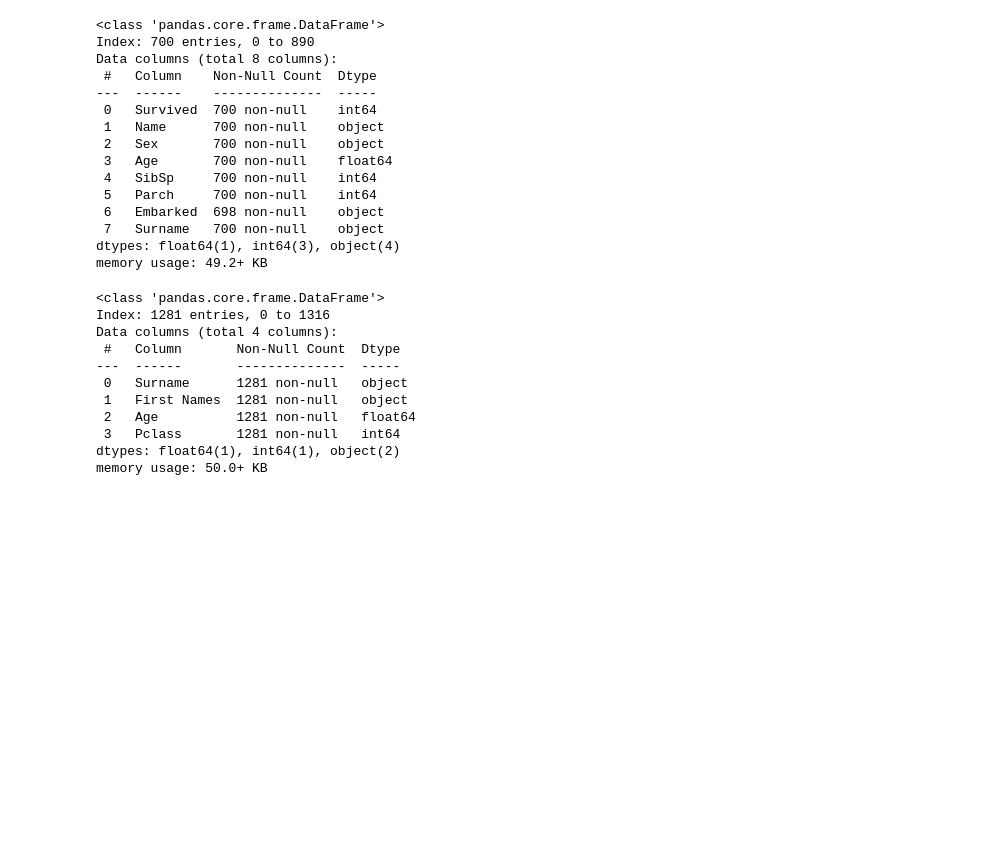
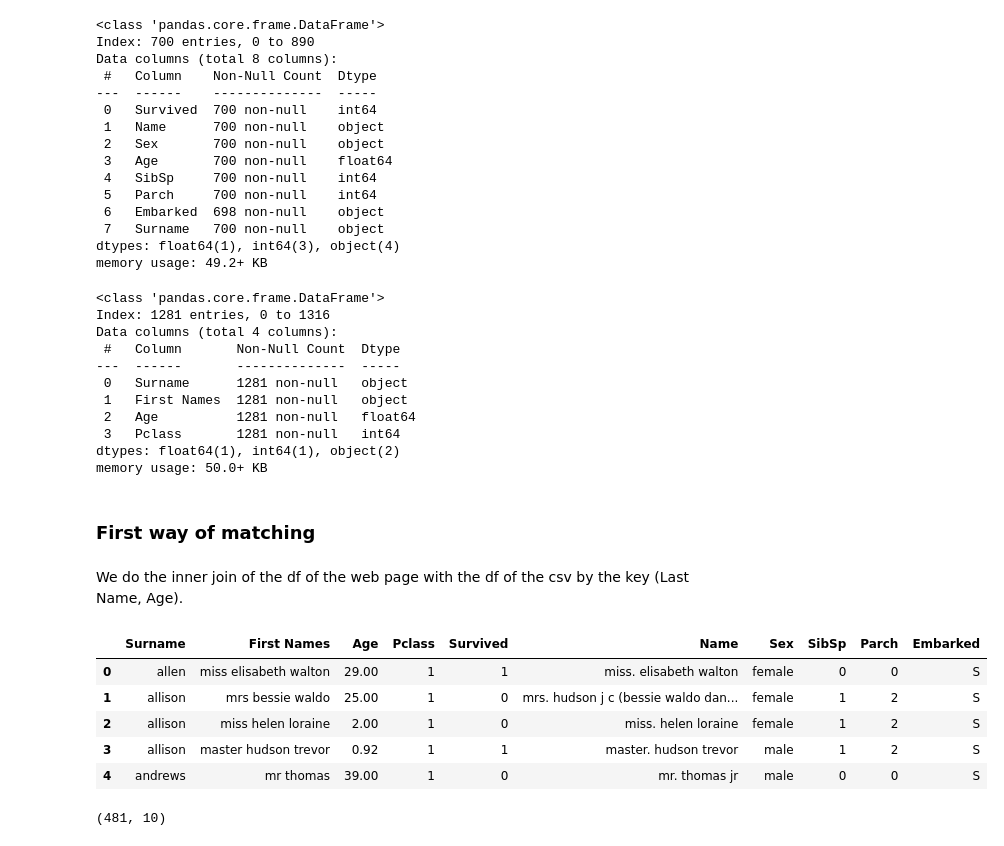
Before and after one commit to 987sebasBeller/Titanic-Survival-Prediction, a Jupyter notebook: data_extraction/data_extraction.ipynb, the cells around one changed output. Drawn from its saved outputs; the diff is of its cells as text; code cells hidden in the pictures; blank space fills up the shorter version.

```diff
--- a/data_extraction/data_extraction.ipynb
+++ b/data_extraction/data_extraction.ipynb
@@ -94,7 +94,7 @@ memory usage: 41.3+ KB
 # %% [markdown]
 ### Reading csv data
 # %%
-csv_df=pd.read_csv("titanic-proyecto-final.csv")
+csv_df=pd.read_csv("titanic_final_project.csv")
 # %%
 csv_df.head()
 # %% [output]
@@ -306,3 +306,21 @@ Data columns (total 4 columns):
  3   Pclass       1281 non-null   int64
 dtypes: float64(1), int64(1), object(2)
 memory usage: 50.0+ KB
+# %% [markdown]
+### First way of matching
+# %% [markdown]
+We do the inner join of the df of the web page with the df of the csv by the key (Last Name, Age).
+# %%
+match_first_form=pd.merge(data_with_ages_not_null_web
+                          ,data_with_ages_not_null_csv
+                          ,on=["Surname","Age"]
+                          ,how="inner")
+# %%
+match_first_form.head()
+# %% [output]
+|  | Surname | First Names | Age | Pclass | Survived | Name | Sex | SibSp | Parch | Embarked |
+| 0 | allen | miss elisabeth walton | 29.00 | 1 | 1 | miss. elisabeth walton | female | 0 | 0 | S |
+| 1 | allison | mrs bessie waldo | 25.00 | 1 | 0 | mrs. hudson j c (bessie waldo dan... | female | 1 | 2 | S |
+| 2 | allison | miss helen loraine | 2.00 | 1 | 0 | miss. helen loraine | female | 1 | 2 | S |
+| 3 | allison | master hudson trevor | 0.92 | 1 | 1 | master. hudson trevor | male | 1 | 2 | S |
+| 4 | andrews | mr thomas | 39.00 | 1 | 0 | mr. thomas jr | male | 0 | 0 | S |
@@ -308,0 +329,4 @@ memory usage: 50.0+ KB
+# %%
+match_first_form.shape
+# %% [output]
+(481, 10)
```
Also changed, not shown: parts of 1 cell of this notebook.
